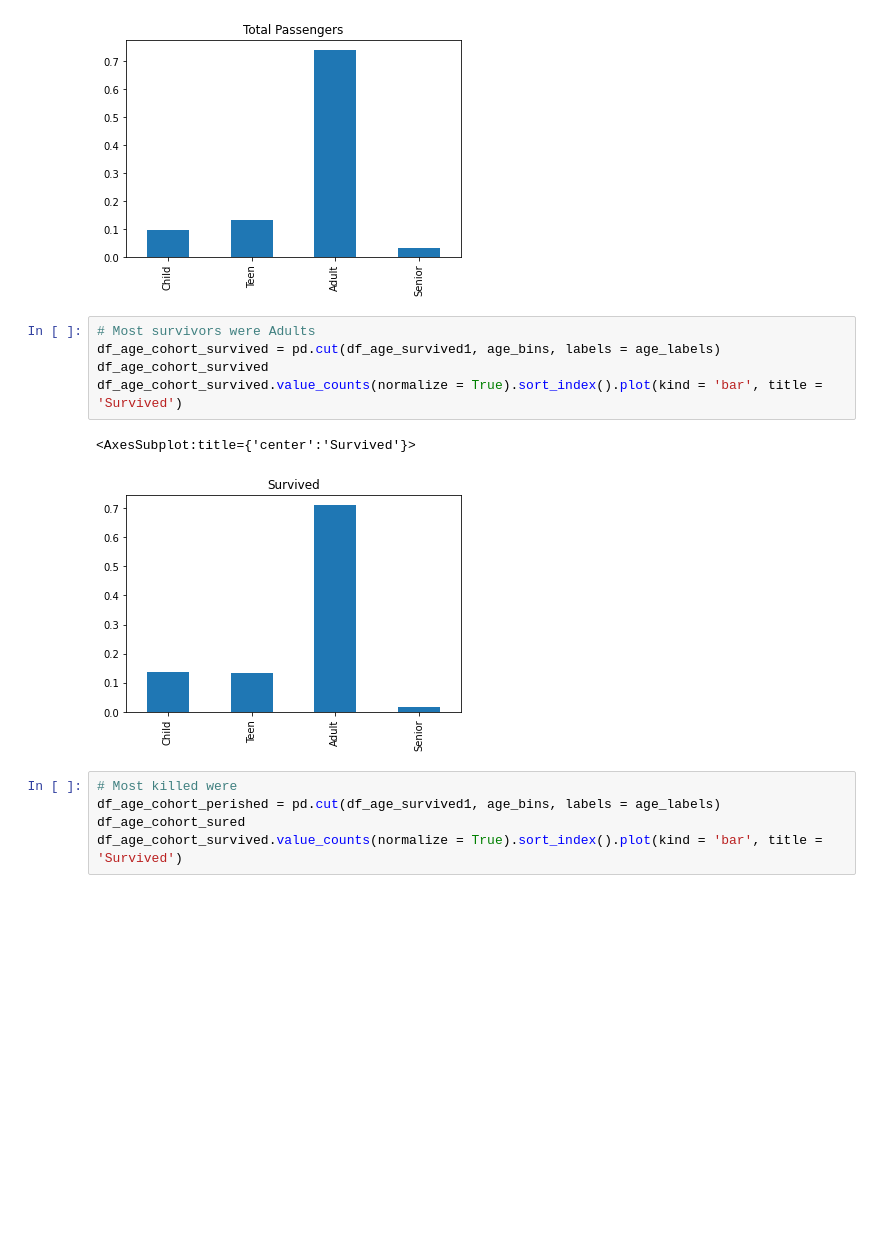
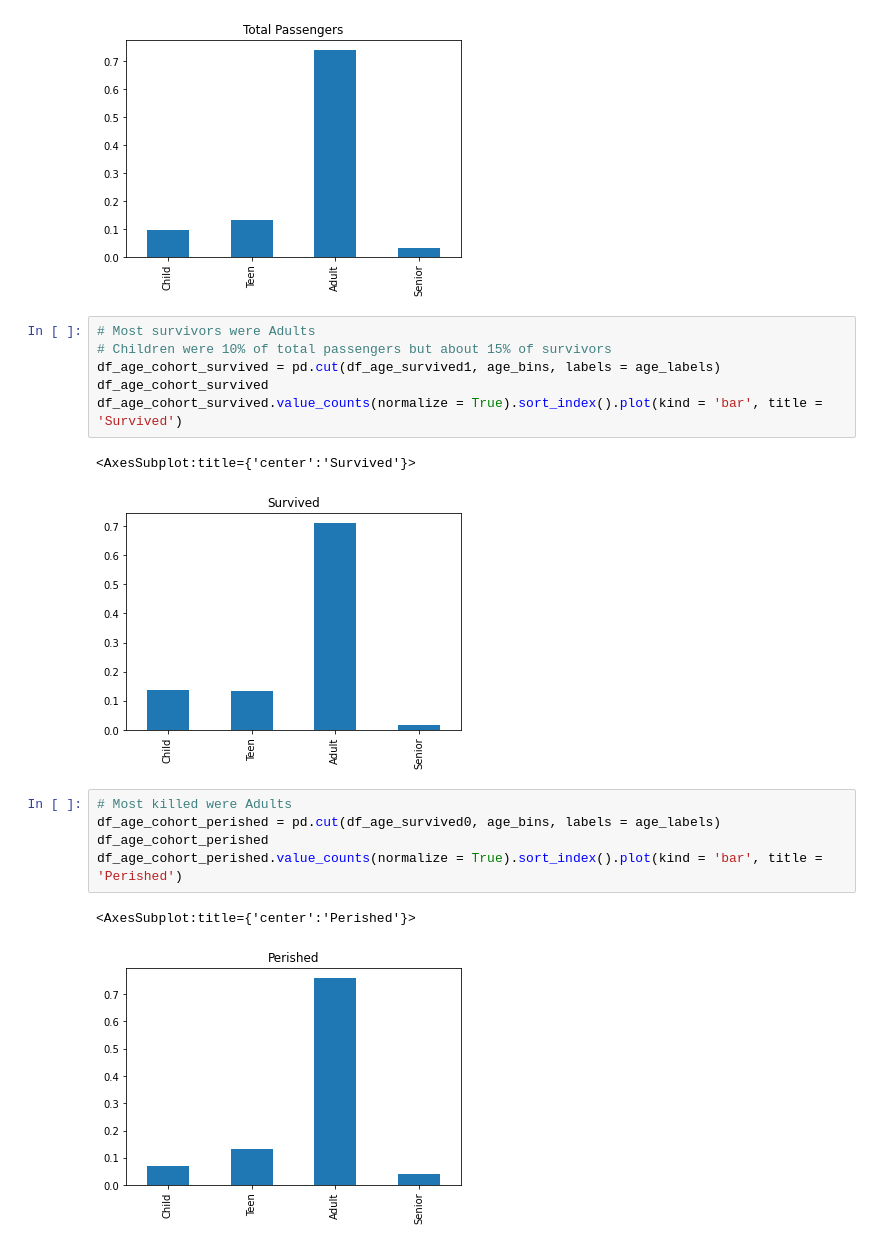
Before and after one commit to AmitSamra/Titanic, a Jupyter notebook: Titanic.ipynb, the cells around one changed output. Saved outputs shown, nothing was run; the diff lists cells and outputs as text; blank space fills up the shorter version.

```diff
--- a/Titanic.ipynb
+++ b/Titanic.ipynb
@@ -509,6 +509,7 @@ df_age_cohort.value_counts(normalize = True).sort_index().plot(kind = 'bar', tit
 [figure]
 # %%
 # Most survivors were Adults
+# Children were 10% of total passengers but about 15% of survivors
 df_age_cohort_survived = pd.cut(df_age_survived1, age_bins, labels = age_labels)
 df_age_cohort_survived
 df_age_cohort_survived.value_counts(normalize = True).sort_index().plot(kind = 'bar', title = 'Survived')
@@ -516,7 +517,10 @@ df_age_cohort_survived.value_counts(normalize = True).sort_index().plot(kind = '
 <AxesSubplot:title={'center':'Survived'}>
 [figure]
 # %%
-# Most killed were
-df_age_cohort_perished = pd.cut(df_age_survived1, age_bins, labels = age_labels)
-df_age_cohort_sured
-df_age_cohort_survived.value_counts(normalize = True).sort_index().plot(kind = 'bar', title = 'Survived')
+# Most killed were Adults
+df_age_cohort_perished = pd.cut(df_age_survived0, age_bins, labels = age_labels)
+df_age_cohort_perished
+df_age_cohort_perished.value_counts(normalize = True).sort_index().plot(kind = 'bar', title = 'Perished')
+# %% [output]
+<AxesSubplot:title={'center':'Perished'}>
+[figure, added]
```
